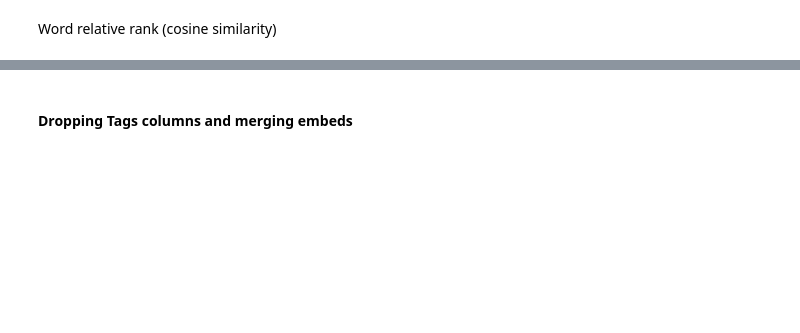
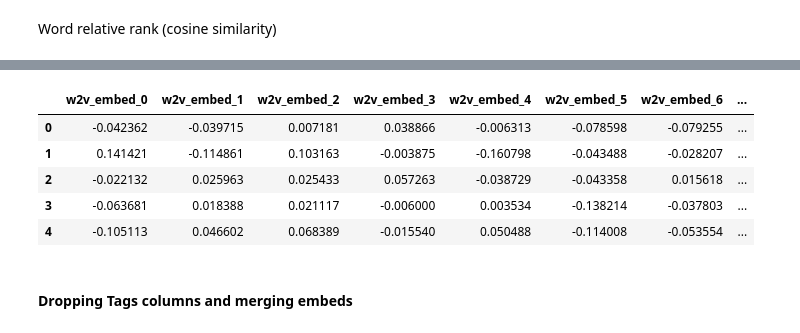
Before and after one commit to Lastek/cs345-group-project, a Jupyter notebook: CS345_Project.ipynb, the cells around one changed output, grey strips where cells are left out. Saved outputs shown, nothing was run; the diff lists cells and outputs as text; code cells hidden in the pictures; blank space fills up the shorter version.

```diff
--- a/CS345_Project.ipynb
+++ b/CS345_Project.ipynb
@@ -295,8 +477,15 @@ tags_vectors[0]
 # %%
 w2vdf = pd.DataFrame(tags_vectors)
 assert w2vdf.shape[1] == num_features
 w2vdf.columns = [f'w2v_embed_{i}' for i in range(num_features)]
-w2vdf
+w2vdf.head()
+# %% [output]
+|  | w2v_embed_0 | w2v_embed_1 | w2v_embed_2 | w2v_embed_3 | w2v_embed_4 | w2v_embed_5 | w2v_embed_6 | ... |
+| 0 | -0.042362 | -0.039715 | 0.007181 | 0.038866 | -0.006313 | -0.078598 | -0.079255 | ... |
+| 1 | 0.141421 | -0.114861 | 0.103163 | -0.003875 | -0.160798 | -0.043488 | -0.028207 | ... |
+| 2 | -0.022132 | 0.025963 | 0.025433 | 0.057263 | -0.038729 | -0.043358 | 0.015618 | ... |
+| 3 | -0.063681 | 0.018388 | 0.021117 | -0.006000 | 0.003534 | -0.138214 | -0.037803 | ... |
+| 4 | -0.105113 | 0.046602 | 0.068389 | -0.015540 | 0.050488 | -0.114008 | -0.053554 | ... |
 # %% [markdown]
 #### Dropping Tags columns and merging embeds
 # %%
```
Also changed, not shown: parts of 33 cells of this notebook.
